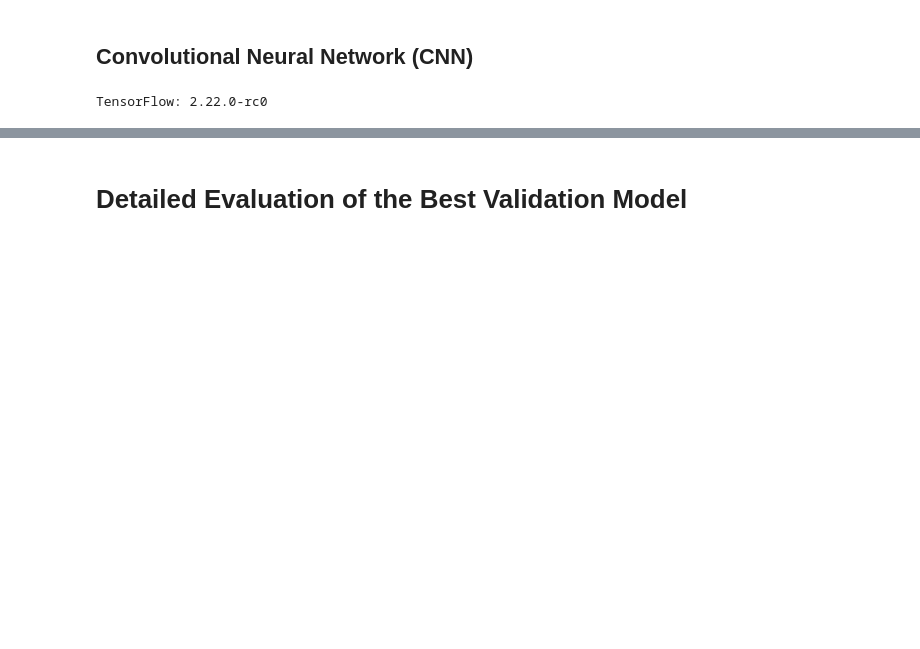
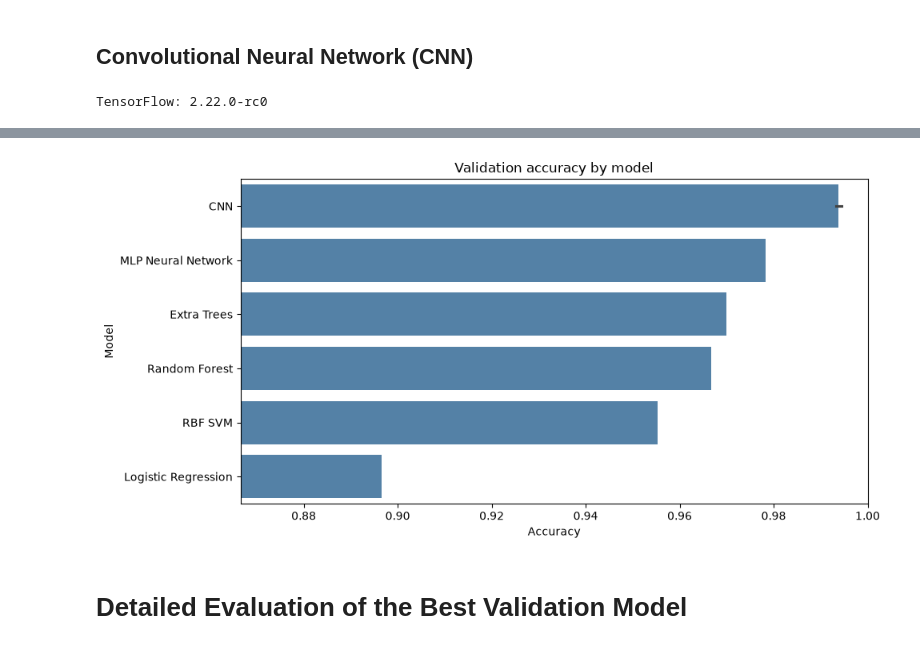
Before and after one commit to CH-CHISAKA/Machine_Learning_and_Data_Science, a Jupyter notebook: 04-assignments/08-assignment/digit_recognizer.ipynb, the cells around one changed output, grey strips where cells are left out. Saved outputs shown, nothing was run; the diff lists cells and outputs as text; code cells hidden in the pictures; blank space fills up the shorter version.

```diff
--- a/04-assignments/08-assignment/digit_recognizer.ipynb
+++ b/04-assignments/08-assignment/digit_recognizer.ipynb
@@ -523,76 +523,23 @@ NameError: name 'cnn_history' is not defined
 # %%
-cnn_model = None
-cnn_history = None
-acc_cnn = None
-pred_cnn = None
+results_df = (
+    pd.DataFrame(results)
+    .sort_values("Validation Accuracy", ascending=False)
+    .reset_index(drop=True)
+)
 
-if TF_AVAILABLE:
-    cnn_model = keras.Sequential([
-        layers.Input(shape=(28, 28, 1)),
+display(results_df.style.format({"Validation Accuracy": "{:.5%}"}))
 
-        layers.Conv2D(32, kernel_size=3, padding="same", use_bias=False),
-        layers.BatchNormalization(),
-        layers.Activation("relu"),
-        layers.Conv2D(32, kernel_size=3, padding="same", use_bias=False),
-        layers.BatchNormalization(),
-        layers.Activation("relu"),
-        layers.MaxPooling2D(pool_size=2),
-        layers.Dropout(0.20),
-
-        layers.Conv2D(64, kernel_size=3, padding="same", use_bias=False),
-        layers.BatchNormalization(),
-        layers.Activation("relu"),
-        layers.Conv2D(64, kernel_size=3, padding="same", use_bias=False),
-        layers.BatchNormalization(),
-        layers.Activation("relu"),
-        layers.MaxPooling2D(pool_size=2),
-        layers.Dropout(0.25),
-
-        layers.Flatten(),
-        layers.Dense(128, activation="relu"),
-        layers.BatchNormalization(),
-        layers.Dropout(0.35),
-        layers.Dense(10, activation="softmax")
-    ])
-
-    cnn_model.compile(
-        optimizer=keras.optimizers.Adam(learning_rate=1e-3),
-        loss="sparse_categorical_crossentropy",
-        metrics=["accuracy"]
-    )
-
-    cnn_model.summary()
-
-    callbacks = [
-        keras.callbacks.EarlyStopping(
-            monitor="val_accuracy",
-            patience=4,
-            restore_best_weights=True,
-            mode="max"
-        ),
-        keras.callbacks.ReduceLROnPlateau(
-            monitor="val_loss",
-            factor=0.5,
-            patience=2,
-            min_lr=1e-5,
-            verbose=1
-        )
-    ]
-
-    cnn_history = cnn_model.fit(
-        X_train_img, y_train,
-        validation_data=(X_valid_img, y_valid),
-        epochs=20,
-        batch_size=128,
-        callbacks=callbacks,
-        verbose=1
-    )
-
-    valid_probabilities = cnn_model.predict(X_valid_img, verbose=0)
-    pred_cnn = np.argmax(valid_probabilities, axis=1)
-    acc_cnn = accuracy_score(y_valid, pred_cnn)
-
-    results.append({"Model": "CNN", "Validation Accuracy": acc_cnn})
-    print(f"CNN accuracy: {acc_cnn:.5f}")
-else:
-    print("CNN skipped because TensorFlow is not installed.")
+plt.figure(figsize=(10, 5))
+sns.barplot(
+    data=results_df,
+    x="Validation Accuracy",
+    y="Model",
+    color="steelblue"
+)
+plt.xlim(max(0, results_df["Validation Accuracy"].min() - 0.03), 1.0)
+plt.title("Validation accuracy by model")
+plt.xlabel("Accuracy")
+plt.ylabel("Model")
+plt.tight_layout()
+plt.show()
+# %% [output]
@@ -599,2 +554,3 @@ else:
+[figure, added]
 # %% [markdown]
 # Detailed Evaluation of the Best Validation Model
```
Also changed, not shown: parts of 12 cells of this notebook, 1 other file.
